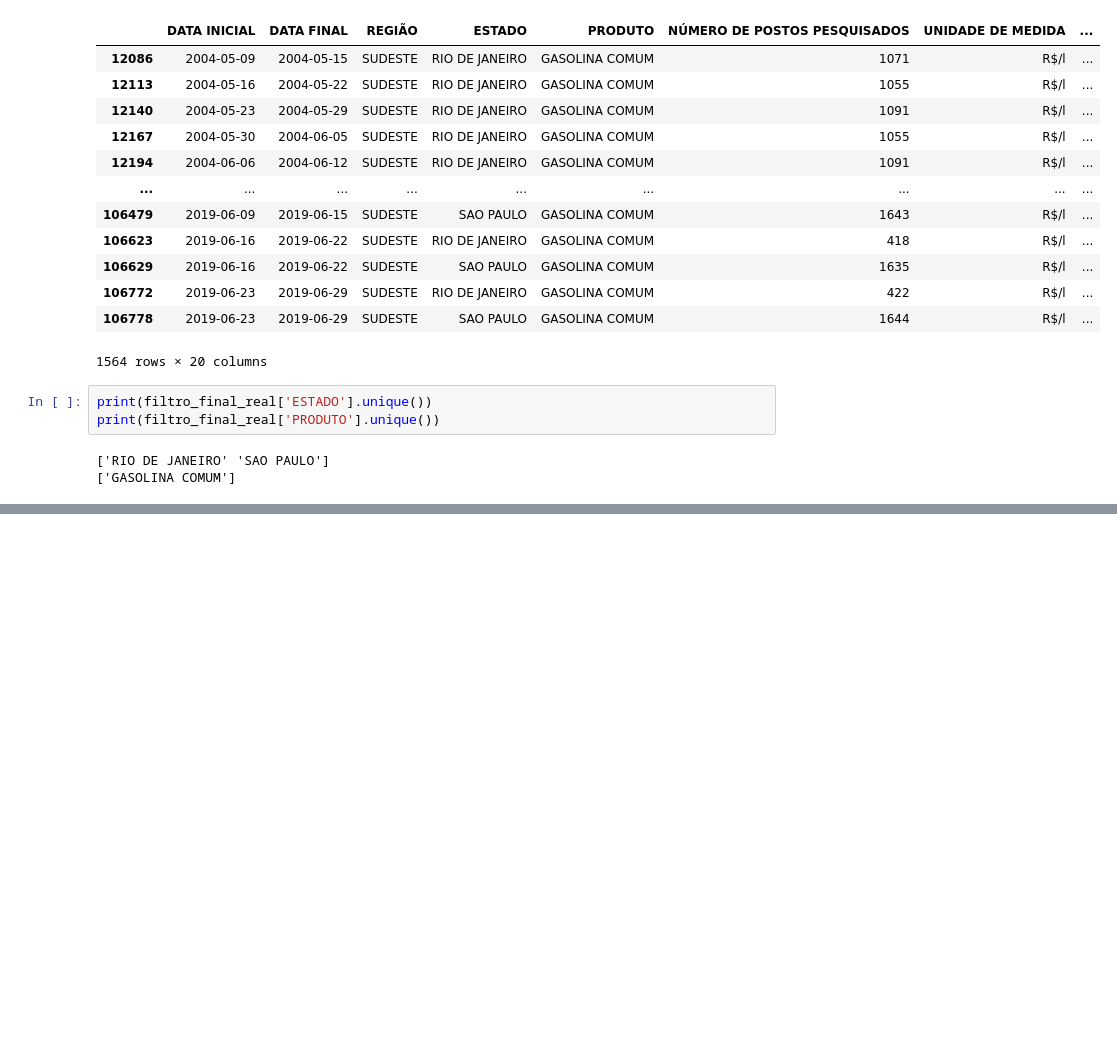
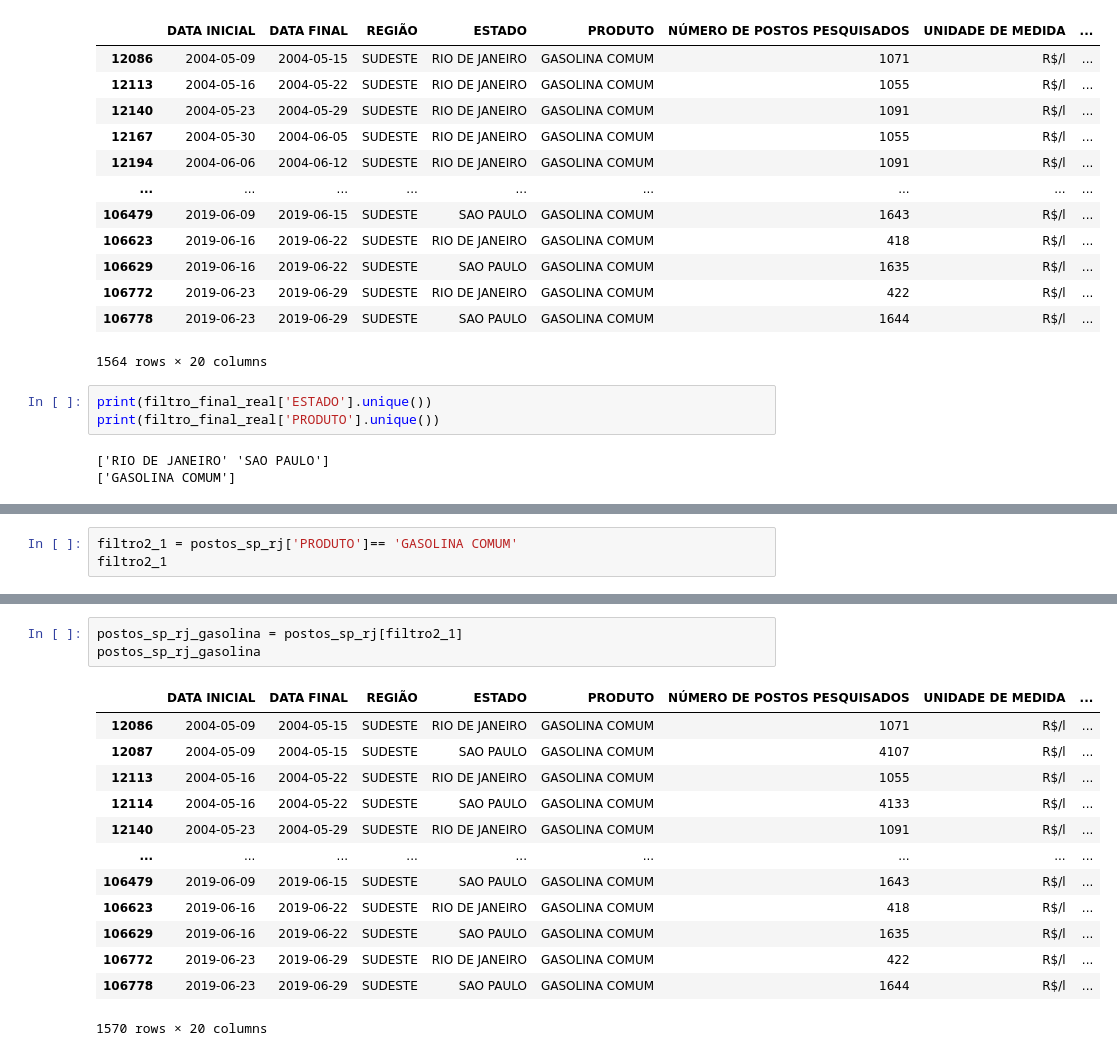
Before and after one commit to LaersonJunior/estudopandas, a Jupyter notebook: Estudo.ipynb, the cells around one changed output, grey strips where cells are left out. Drawn from its saved outputs; the diff is of its cells as text; blank space fills up the shorter version.

```diff
--- a/Estudo.ipynb
+++ b/Estudo.ipynb
@@ -827,0 +848,3 @@ print(filtro_final_real['PRODUTO'].unique())
+# %%
+filtro2_1 = postos_sp_rj['PRODUTO']== 'GASOLINA COMUM'
+filtro2_1
@@ -827,0 +864,17 @@ print(filtro_final_real['PRODUTO'].unique())
+# %%
+postos_sp_rj_gasolina = postos_sp_rj[filtro2_1]
+postos_sp_rj_gasolina
+# %% [output]
+|  | DATA INICIAL | DATA FINAL | REGIÃO | ESTADO | PRODUTO | NÚMERO DE POSTOS PESQUISADOS | UNIDADE DE MEDIDA | ... |
+| 12086 | 2004-05-09 | 2004-05-15 | SUDESTE | RIO DE JANEIRO | GASOLINA COMUM | 1071 | R$/l | ... |
+| 12087 | 2004-05-09 | 2004-05-15 | SUDESTE | SAO PAULO | GASOLINA COMUM | 4107 | R$/l | ... |
+| 12113 | 2004-05-16 | 2004-05-22 | SUDESTE | RIO DE JANEIRO | GASOLINA COMUM | 1055 | R$/l | ... |
+| 12114 | 2004-05-16 | 2004-05-22 | SUDESTE | SAO PAULO | GASOLINA COMUM | 4133 | R$/l | ... |
+| 12140 | 2004-05-23 | 2004-05-29 | SUDESTE | RIO DE JANEIRO | GASOLINA COMUM | 1091 | R$/l | ... |
+| ... | ... | ... | ... | ... | ... | ... | ... | ... |
+| 106479 | 2019-06-09 | 2019-06-15 | SUDESTE | SAO PAULO | GASOLINA COMUM | 1643 | R$/l | ... |
+| 106623 | 2019-06-16 | 2019-06-22 | SUDESTE | RIO DE JANEIRO | GASOLINA COMUM | 418 | R$/l | ... |
+| 106629 | 2019-06-16 | 2019-06-22 | SUDESTE | SAO PAULO | GASOLINA COMUM | 1635 | R$/l | ... |
+| 106772 | 2019-06-23 | 2019-06-29 | SUDESTE | RIO DE JANEIRO | GASOLINA COMUM | 422 | R$/l | ... |
+| 106778 | 2019-06-23 | 2019-06-29 | SUDESTE | SAO PAULO | GASOLINA COMUM | 1644 | R$/l | ... |
+1570 rows × 20 columns
```
Also changed, not shown: parts of 6 cells of this notebook.
